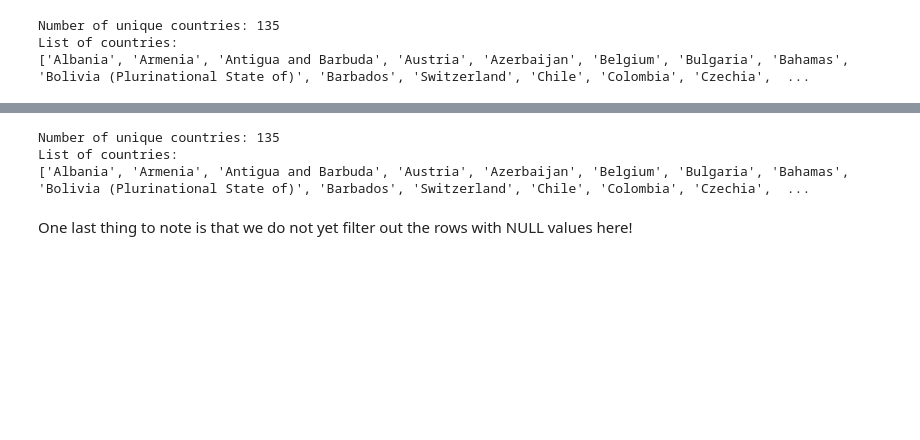
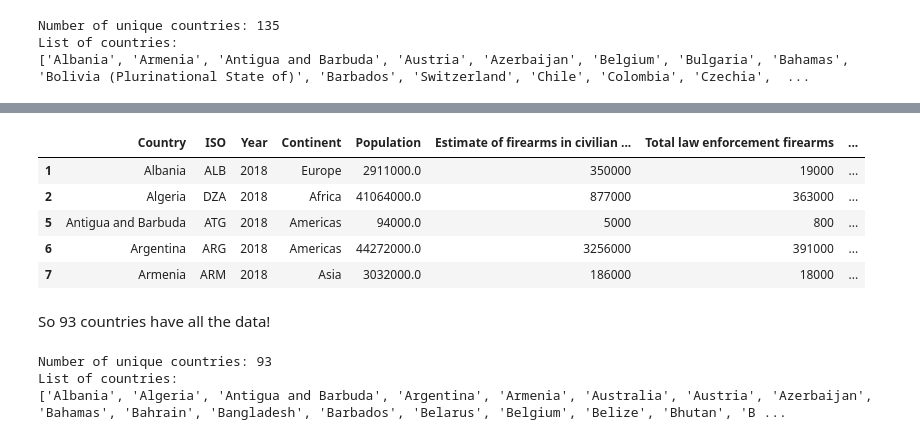
Before and after one commit to Alexderoode011202/DW_project, a Jupyter notebook: data cleaning/homicide_cleaning.ipynb, the cells around one changed output, grey strips where cells are left out. Drawn from its saved outputs; the diff is of its cells as text; code cells hidden in the pictures; blank space fills up the shorter version.

```diff
--- a/data cleaning/homicide_cleaning.ipynb
+++ b/data cleaning/homicide_cleaning.ipynb
@@ -114,11 +154,29 @@ When looking at the countries of filtered dataset we see that the countries inde
+# %%
+columns_to_check = [
+    'Estimate of firearms in civilian possession',
+    'Total law enforcement firearms',
+    'Total military firearms',
+    'Total Homicides'
+]
+
+filtered_df = merged_df_summarized.dropna(subset=columns_to_check)
+filtered_df.to_csv("merged_homicide_weapon_no_NULL.csv", index=False)
+filtered_df.head()
+# %% [output]
+|  | Country | ISO | Year | Continent | Population | Estimate of firearms in civilian ... | Total law enforcement firearms | ... |
+| 1 | Albania | ALB | 2018 | Europe | 2911000.0 | 350000 | 19000 | ... |
+| 2 | Algeria | DZA | 2018 | Africa | 41064000.0 | 877000 | 363000 | ... |
+| 5 | Antigua and Barbuda | ATG | 2018 | Americas | 94000.0 | 5000 | 800 | ... |
+| 6 | Argentina | ARG | 2018 | Americas | 44272000.0 | 3256000 | 391000 | ... |
+| 7 | Armenia | ARM | 2018 | Asia | 3032000.0 | 186000 | 18000 | ... |
+# %% [markdown]
+So 93 countries have all the data!
 # %%
-country_list = homicide_filtered['Country'].unique().tolist()
+country_list = filtered_df['Country'].unique().tolist()
 print(f"Number of unique countries: {len(country_list)}")
 print("List of countries:")
 print(country_list)
 # %% [output]
-Number of unique countries: 135
+Number of unique countries: 93
 List of countries:
-['Albania', 'Armenia', 'Antigua and Barbuda', 'Austria', 'Azerbaijan', 'Belgium', 'Bulgaria', 'Bahamas', 'Bolivia (Plurinational State of)', 'Barbados', 'Switzerland', 'Chile', 'Colombia', 'Czechia',  ...
+['Albania', 'Algeria', 'Antigua and Barbuda', 'Argentina', 'Armenia', 'Australia', 'Austria', 'Azerbaijan', 'Bahamas', 'Bahrain', 'Bangladesh', 'Barbados', 'Belarus', 'Belgium', 'Belize', 'Bhutan', 'B ...
-# %% [markdown]
-One last thing to note is that we do not yet filter out the rows with NULL values here!
```
Also changed, not shown: parts of 9 cells of this notebook, 4 other files.
